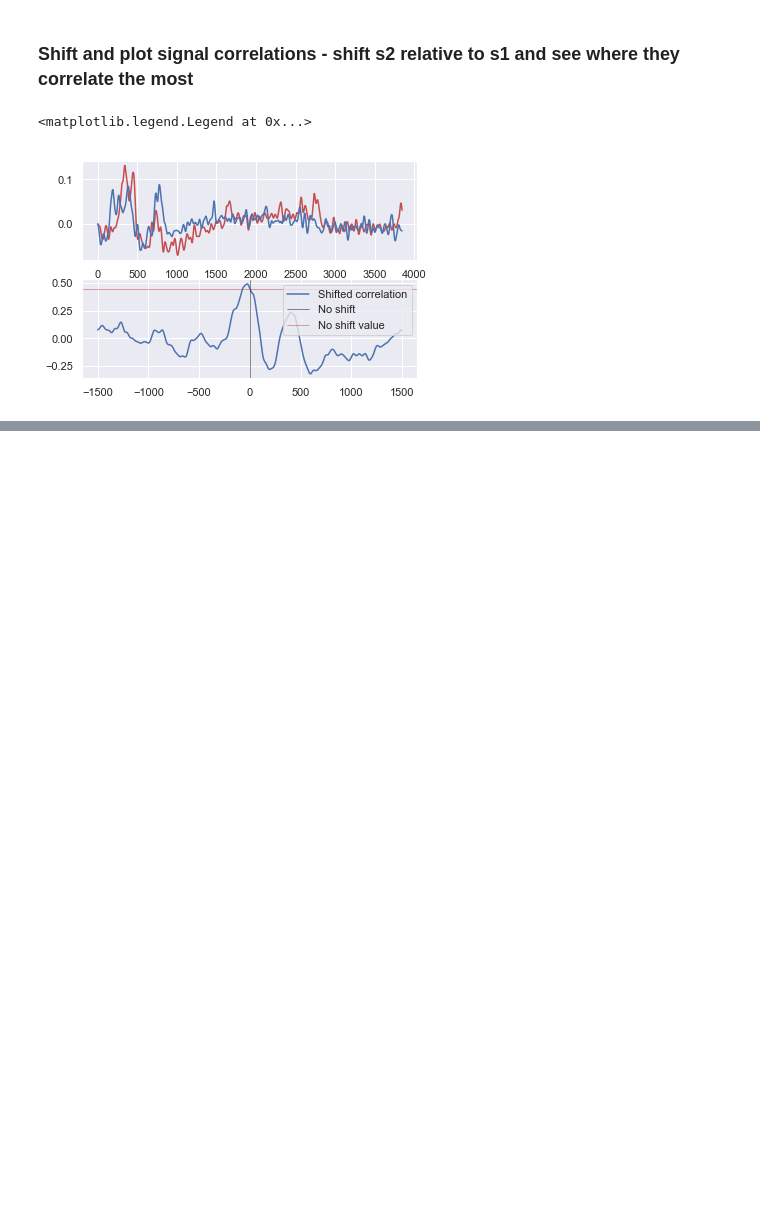
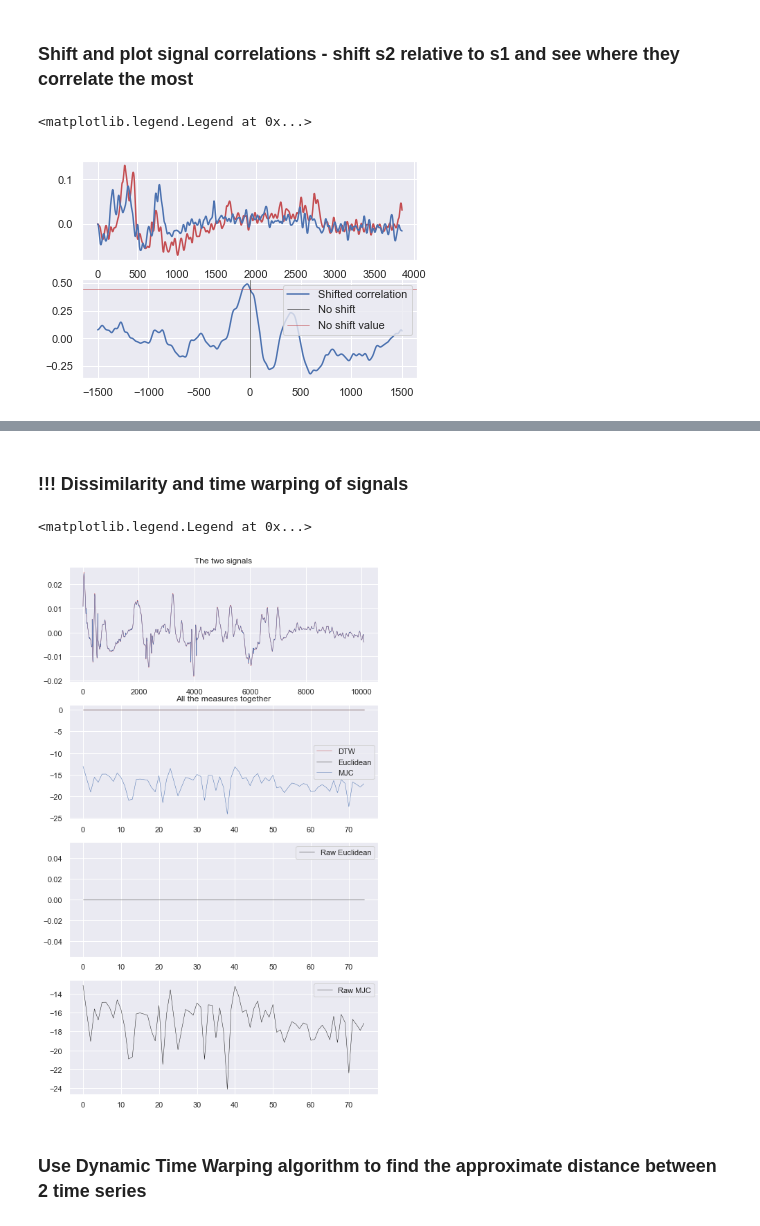
Before and after one commit to ubcbraincircuits/Dual_Imaging, a Jupyter notebook: FEDCODE/Dual_Imaging/Mesoscale Cluster.ipynb, the cells around one changed output, grey strips where cells are left out. Saved outputs shown, nothing was run; the diff lists cells and outputs as text; code cells hidden in the pictures; blank space fills up the shorter version.

```diff
--- a/FEDCODE/Dual_Imaging/Mesoscale Cluster.ipynb
+++ b/FEDCODE/Dual_Imaging/Mesoscale Cluster.ipynb
@@ -536,0 +1178,2 @@ corrs
+# %% [markdown]
+### !!! Dissimilarity and time warping of signals
@@ -536,0 +1221,45 @@ corrs
+# %%
+sig_fig = plt.figure(figsize=(8, 14))
+masked_frames = combined_frames[:, all_masks].T
+signal_a = signal.savgol_filter(masked_frames[3005, :], 201, 4)
+signal_b = signal.savgol_filter(masked_frames[3122, :], 201, 4)
+
+
+window_shift = 120
+window_size = 1200
+
+
+sig_ax = sig_fig.add_subplot(4, 1, 1)
+sig_ax.plot(signal_a, 'r', linewidth=0.5)
+sig_ax.plot(signal_b, 'b', linewidth=0.5)
+sig_ax.set_title("The two signals")
+
+#Calculate dynamic metrics
+dynamic_dtw = numpy.zeros(int((signal_a.shape[0]-window_size)/window_shift)+1)
+dynamic_eucl = numpy.zeros(int((signal_a.shape[0]-window_size)/window_shift)+1)
+dynamic_corr = numpy.zeros(int((signal_a.shape[0]-window_size)/window_shift)+1)
+for i in range(int((signal_a.shape[0]-window_size)/window_shift)+1):
+    dynamic_corr[i] = dissim(signal_a[i*window_shift:i*window_shift+window_size],
+                                signal_b[i*window_shift:i*window_shift+window_size], 0)
+
+coeff1 = dynamic_eucl[numpy.argmin(dynamic_dtw)]/numpy.min(dynamic_dtw)
+coeff2 = dynamic_corr[numpy.argmin(dynamic_dtw)]/numpy.min(dynamic_dtw)
+all_ax = sig_fig.add_subplot(4, 1, 2)
+all_ax.set_title("All the measures together")
+all_ax.plot(dynamic_dtw, linewidth=0.5, color='r', label="DTW")
+all_ax.plot(dynamic_eucl, linewidth=0.5, color='k', label="Euclidean")
+all_ax.plot(dynamic_corr, linewidth=0.5, color='b', label="MJC")
+plt.legend()
+
+eucl_ax = sig_fig.add_subplot(4, 1, 3)
+eucl_ax.plot(dynamic_eucl, linewidth=0.5, color='k', label="Raw Euclidean")
+plt.legend()
+
+corr_ax = sig_fig.add_subplot(4, 1, 4)
+corr_ax.plot(dynamic_corr, linewidth=0.5, color='k', label="Raw MJC")
+plt.legend()
+# %% [output]
+<matplotlib.legend.Legend at 0x...>
+[figure, added]
+# %% [markdown]
+### Use Dynamic Time Warping algorithm to find the approximate distance between 2 time series
```
Also changed, not shown: parts of 30 cells of this notebook.
